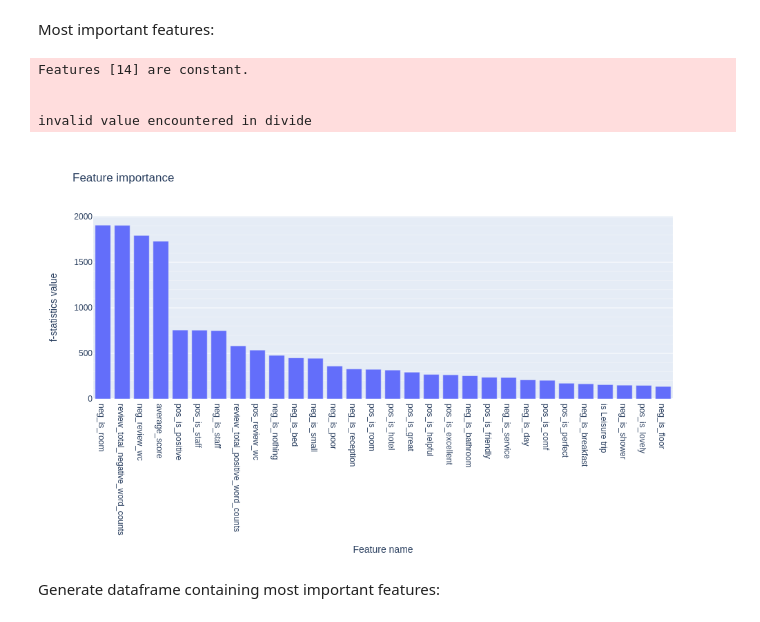
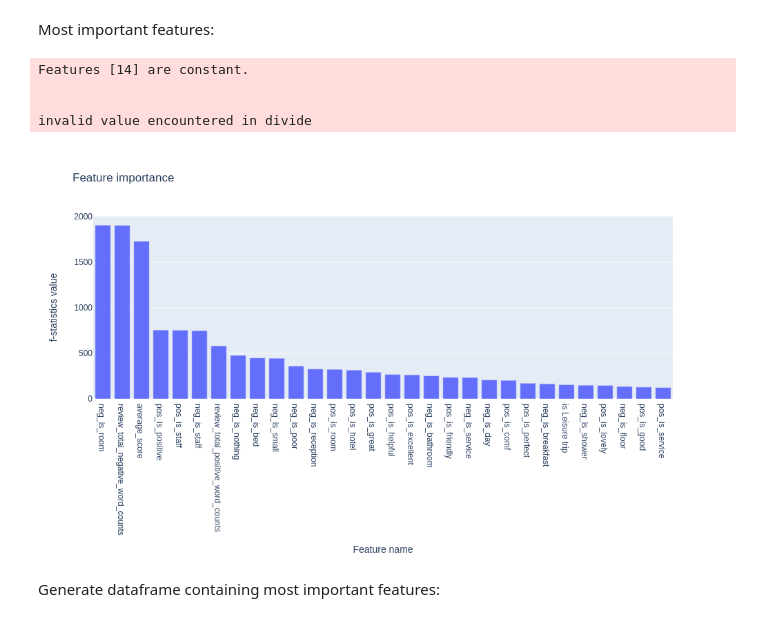
Before and after one commit to errlwdfi/sf_data_science, a Jupyter notebook: booking/booking.ipynb, the cells around one changed output. Drawn from its saved outputs; the diff is of its cells as text; code cells hidden in the pictures.

```diff
--- a/booking/booking.ipynb
+++ b/booking/booking.ipynb
@@ -619,0 +981,4 @@ Name: count, dtype: int64
+# %%
+# Process 'Junior Suite Give me the night' case
+night_flat = [' Stayed 1 night ' if item == ' Junior Suite Give me the night ' else item for item in night_flat]
+pd.value_counts(night_flat)
@@ -808,0 +1165,3 @@ Features with strong correlation:
+# %%
+X.drop(['additional_number_of_scoring', 'neg_review_wc', 'pos_review_wc', 'reviewed_days_ago', 'is Business trip'], \
+    axis=1, inplace=True)
@@ -808,0 +1170,2 @@ Features with strong correlation:
+# %%
+X.drop(['city_London'], axis=1, inplace=True)
@@ -823,6 +1184,5 @@ lng                           city_Vienna                     0.82
 dtype: float64
 # %%
-X.drop(['review_year', 'is Business trip', 'total_number_of_reviews', 'city_Barcelona', \
-               'city_Vienna'], axis=1, inplace=True)
+X.drop(['city_Barcelona', 'city_Vienna'], axis=1, inplace=True)
 # %% [markdown]
 ## Feature selection
@@ -838,28 +1194,27 @@ Most important features:
 # %%
 importance = pd.Series(f_classif(X, y)[0], index=X.columns)
 importance.sort_values(inplace=True, ascending=False)
 
 fig_kbest = px.bar(
     importance[:feat_num],
     orientation='v',
     height=600,
     width=1000,
     title='Feature importance'
 )
-fig_kbest.update_yaxes(minor_showgrid=True)
 fig_kbest.update(layout_showlegend=False)
 fig_kbest.layout.xaxis.title.text = 'Feature name'
 fig_kbest.layout.yaxis.title.text = 'f-statistics value'
 fig_kbest.write_html('images/kbest.html')
 fig_kbest.write_image('images/kbest.png')
 fig_kbest.show('png')
 #fig_kbest.show()
 # %% [output]
 Features [14] are constant.
 
 
 invalid value encountered in divide
-[figure, old version]
+[figure, new version]
 # %% [markdown]
 Generate dataframe containing most important features:
 # %%
```
Also changed, not shown: parts of 106 cells of this notebook, 13 other files.
